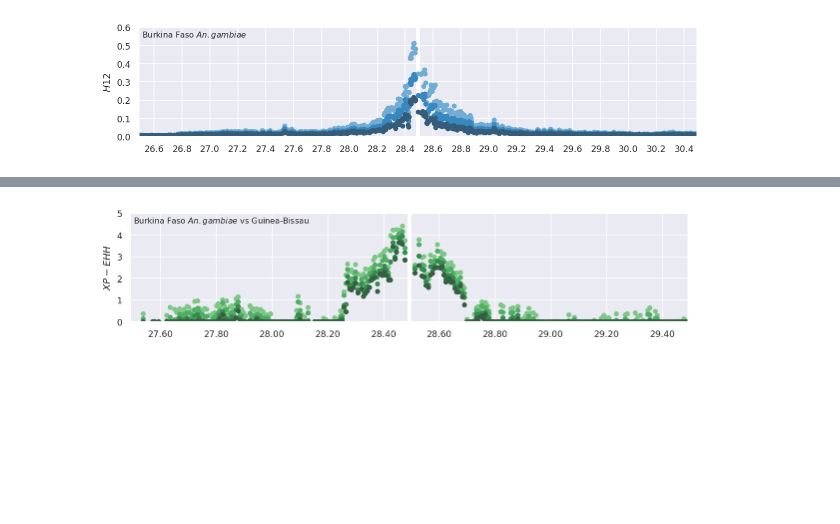
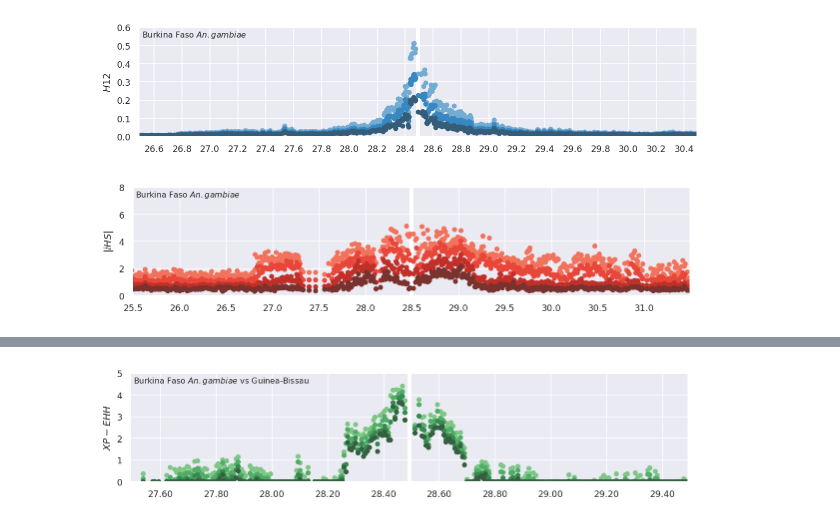
Before and after one commit to alimanfoo/shiny-train, a Jupyter notebook: notebooks/artwork/locus-artwork.ipynb, the cells around one changed output, grey strips where cells are left out. Saved outputs shown, nothing was run; the diff lists cells and outputs as text; code cells hidden in the pictures; blank space fills up the shorter version.

```diff
--- a/notebooks/artwork/locus-artwork.ipynb
+++ b/notebooks/artwork/locus-artwork.ipynb
@@ -33,3 +33,40 @@ def plot_h12(pop, chromosome, center, flank, ymax=1, ax=None, step=1, shift=0, m
 plot_h12('bf_gam', cyp6p3.chromosome, cyp6p3.chromosome_center/1e6, 2, ymax=.6, step=5, shift=3)
 # %% [output]
 [figure]
+# %%
+def plot_ihs(pop, chromosome, center, flank, ax=None, markersize=4,
+             window_size=200, window_step=100, step=2, shift=0,
+             legend=False, label=True, ymax=10):
+    if ax is None:
+        fig, ax = plt.subplots(figsize=(10, 2), facecolor='w')
+    ax.axvline(center, color='w', linestyle='-', lw=4, zorder=0)
+    palette = sns.color_palette("Reds_d", 4)[::-1]
+    x, y_max, y_pc95, y_pc75, y_pc50 = load_ihs_gwss(pop, chromosome, window_size=window_size, window_step=window_step)
+    x = x/1e6
+    xlim = center - flank, center + flank
+    ax.plot(x[shift::step], y_max.clip(0, 10)[shift::step], marker='o', linestyle=' ', markersize=markersize, color=palette[0], label='$P_{100}$')
+    ax.plot(x[shift::step], y_pc95.clip(0, 10)[shift::step], marker='o', linestyle=' ', markersize=markersize, color=palette[1], label='$P_{95}$')
+    ax.plot(x[shift::step], y_pc75.clip(0, 10)[shift::step], marker='o', linestyle=' ', markersize=markersize, color=palette[2], label='$P_{75}$')
+    ax.plot(x[shift::step], y_pc50.clip(0, 10)[shift::step], marker='o', linestyle=' ', markersize=markersize, color=palette[3], label='$P_{50}$')
+    ax.xaxis.set_major_locator(MultipleLocator(.5))
+    ax.xaxis.set_major_formatter(FormatStrFormatter('%.1f'))
+    ax.set_xlim(*xlim)
+    ax.set_ylim(0, ymax)
+    ax.set_ylabel('$|iHS|$')
+    if legend:
+        lgd = ax.legend(bbox_to_anchor=(1, 1), loc='upper left', facecolor='w', edgecolor='w')
+        for handle in lgd.legendHandles:
+            handle._legmarker.set_markersize(6)
+    if label:
+        pop_label = (
+            pop_defs[pop]['label']
+            .replace("An. gambiae", "$An. gambiae$")
+            .replace("An. coluzzii", "$An. coluzzii$")
+        )
+        ax.annotate(pop_label, xy=(0, 1), xytext=(3, -3),
+                    xycoords='axes fraction', textcoords='offset points',
+                    fontsize=8, va='top', ha='left')
+# %%
+plot_ihs('bf_gam', cyp6p3.chromosome, cyp6p3.chromosome_center/1e6, flank=3, ymax=8)
+# %% [output]
+[figure, added]
```
Also changed, not shown: parts of 8 cells of this notebook, 21 other files.
